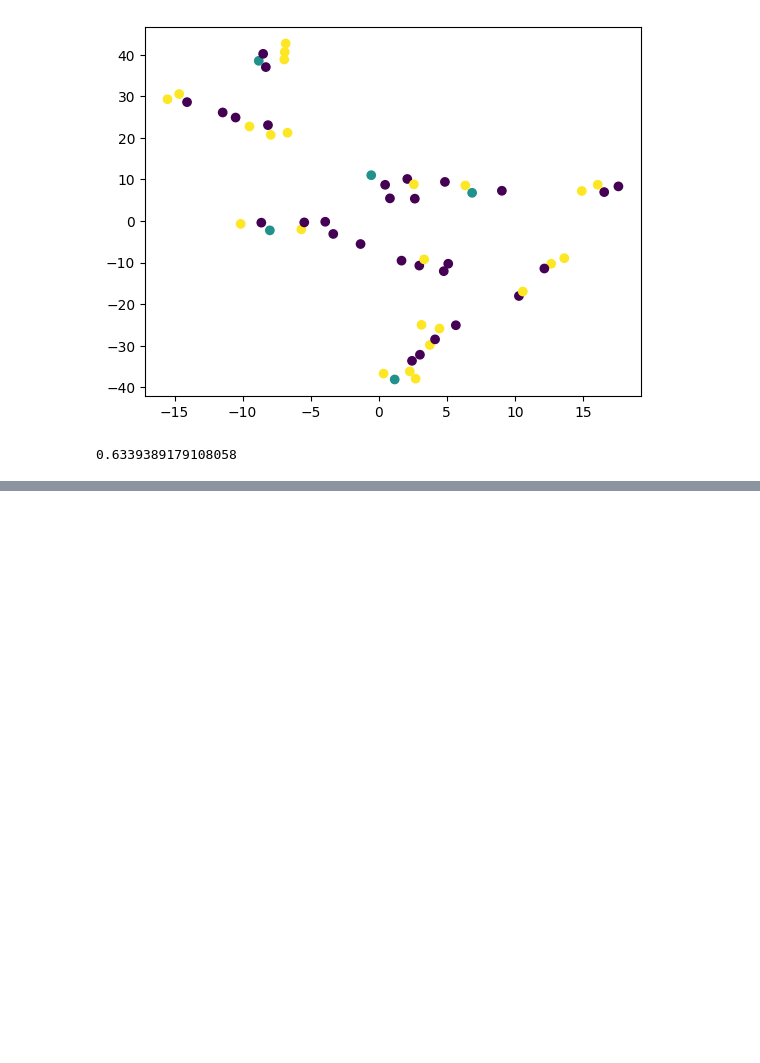
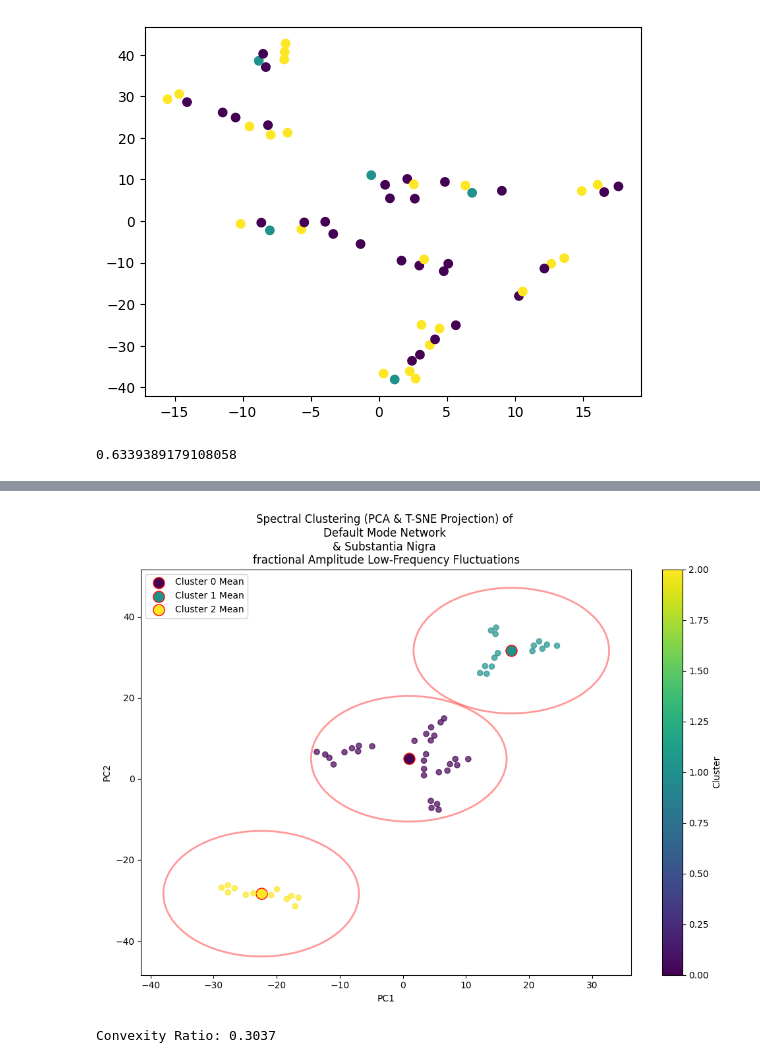
Before and after one commit to efwoods/Parkinsons_Disease_Study, a Jupyter notebook: notebooks/cluster_analysis.ipynb, the cells around one changed output, grey strips where cells are left out. Cells and saved outputs as stored; diff of their text form; code cells hidden in the pictures; blank space fills up the shorter version.

```diff
--- a/notebooks/cluster_analysis.ipynb
+++ b/notebooks/cluster_analysis.ipynb
@@ -904,0 +943,2 @@ silhouette_score(p_imputed_df[feature].values.reshape(-1,1), kmeans.labels_)
+# %%
+labels, connectivity, df_scaled = SpectralClusterDF(fALFF_SN)
@@ -904,0 +953,6 @@ silhouette_score(p_imputed_df[feature].values.reshape(-1,1), kmeans.labels_)
+# %%
+scaler = StandardScaler()
+# %%
+fALFF_SN_scaled = pd.DataFrame(scaler.fit_transform(fALFF_SN), columns=fALFF_SN.columns)
+# %%
+fALFF_SN_scaled["Cluster"] = labels
@@ -904,0 +968,59 @@ silhouette_score(p_imputed_df[feature].values.reshape(-1,1), kmeans.labels_)
+# %%
+pca = PCA(n_components=2)
+tsne = TSNE(perplexity=5)
+
+X_pca = pca.fit_transform(fALFF_SN_scaled)
+X_pca_tsne = tsne.fit_transform(X_pca)
+
+X_pca_tsne_df = pd.DataFrame(X_pca_tsne)
+X_pca_tsne_df["Cluster"] = labels
+cluster_means = X_pca_tsne_df.groupby("Cluster").mean()
+
+# cluster_means.index.values
+# cluster_means.loc[:, 0]
+# cluster_means
+
+cmap = cm.get_cmap('viridis', len(cluster_means))
+
+plt.figure(figsize=(12, 8))
+# Plot cluster means as red 'X' markers and add red circles
+for idx, (x_mean, y_mean) in cluster_means.iterrows():
+    cluster_color = cmap(idx)  # Get color from colormap
+    plt.scatter(x_mean, y_mean, color=cluster_color, edgecolors='red', s=600, marker='.', label=f'Cluster {idx} Mean')
+
+    # Add a red circle outline around each cluster mean
+    circle = plt.Circle((x_mean, y_mean), radius=15.5, color='red', fill=False, linewidth=2, alpha=0.4)
+    plt.gca().add_patch(circle)
+
+plt.scatter(X_pca_tsne[:, 0], X_pca_tsne[:, 1], c=labels, cmap='viridis', alpha=0.7)
+plt.scatter(x = cluster_means.loc[:, 0], y=cluster_means.loc[:, 1], c=cluster_means.index.values)
+
+plt.title("Spectral Clustering (PCA & T-SNE Projection) of \nDefault Mode Network \n& Substantia Nigra \nfractional Amplitude Low-Frequency Fluctuations")
+plt.xlabel("PC1")
+plt.ylabel("PC2")
+plt.colorbar(label="Cluster")
+plt.legend()
+plt.show()
+# %% [output]
+[figure, added]
+# %%
+# This is why the above worked and using KMeans, PCA, & T-SNE did not:
+
+# Compute Convex Hull
+# df_scaled is returned from
+# fALFF_SN = fALFF.loc[:, ["Substantia Nigra Left", "Substantia Nigra Right"]]
+# labels, connectivity, df_scaled = SpectralClusterDF(fALFF_SN)
+
+hull = ConvexHull(fALFF_SN_scaled)
+
+# Compute convex hull volume (or area in 2D)
+hull_volume = hull.volume if fALFF_SN_scaled.shape[1] > 2 else hull.area
+
+# Compute bounding box volume (approximation of occupied space)
+data_volume = np.prod(np.ptp(fALFF_SN_scaled, axis=0))  # Range product as bounding box volume
+
+# Convexity Ratio
+convexity_ratio = hull_volume / data_volume
+print(f"Convexity Ratio: {convexity_ratio:.4f}")
+# %% [output]
+Convexity Ratio: 0.3037
```
Also changed, not shown: parts of 16 cells of this notebook, 2 other files.
